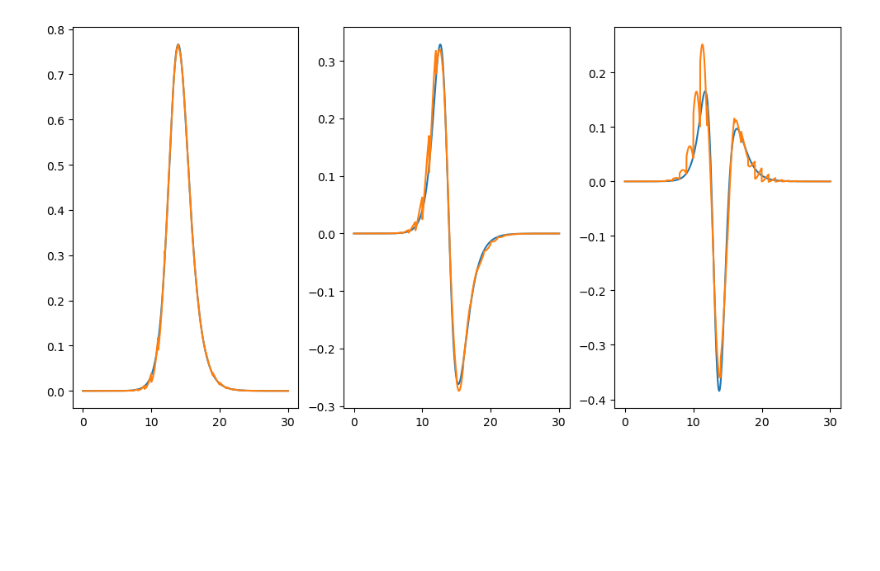
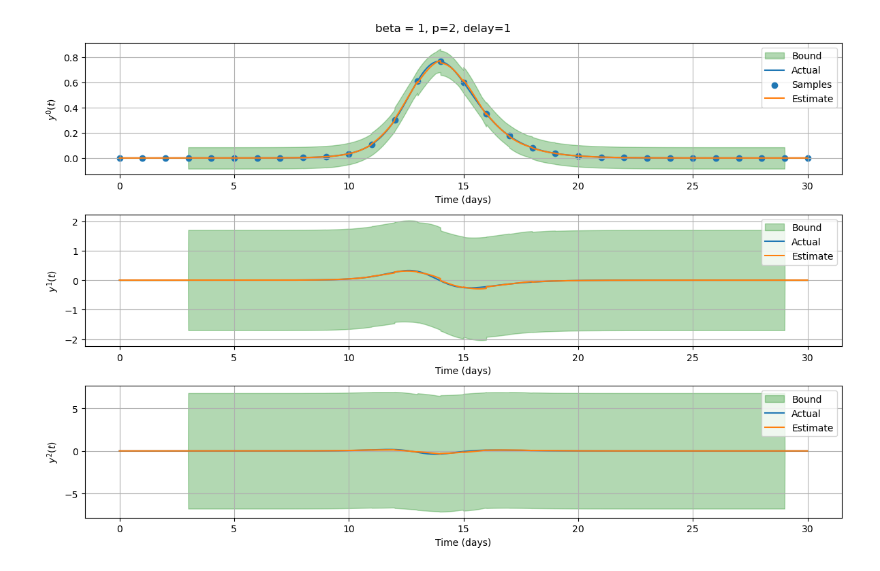
Before and after one commit to rahalnanayakkara/nonlinear_observers, a Jupyter notebook: epidemiology/bounds_notebook.ipynb, the cells around one changed output. Saved outputs shown, nothing was run; the diff lists cells and outputs as text; code cells hidden in the pictures; blank space fills up the shorter version.

```diff
--- a/epidemiology/bounds_notebook.ipynb
+++ b/epidemiology/bounds_notebook.ipynb
@@ -305,19 +85,0 @@ plt.show()
-# %%
-from lib.simulate import simulate
-from lib.estimate import get_poly_estimates, get_gauss_estimates
-
-x0= [U0, 0, V0]
-d=4
-
-Y_max = [0.8, 0.4, 0.5, 0.5, 0.9, 1.7]
-
-time, x, y_d, t_samples, y_samples = simulate(uiv_ode, x0, integration_dt, sampling_dt, num_sampling_steps)
-y_hat1, y_bound1 = get_poly_estimates(t_samples, y_samples, Y_max, N, sampling_dt, d, delay, nderivs, integration_dt)
-
-plt.figure(figsize=(12,6))
-for j in range(uiv_ode.nderivs):
-    plt.subplot(1,3,j+1)
-    plt.plot(time, y_d[j])
-    plt.plot(time, y_hat1[j])
-    plt.fill_between(time, (y_hat1-y_bound1)[j], (y_hat1+y_bound1)[j])
-plt.show()
@@ -326,12 +86,23 @@ plt.show()
-# %%
-y_hat2, y_bound2 = get_gauss_estimates(t_samples, y_samples, Y_max, N, sampling_dt, n_gauss, delay, nderivs, integration_dt)
-
-plt.figure(figsize=(12,6))
-for j in range(uiv_ode.nderivs):
-    plt.subplot(1,3,j+1)
-    plt.plot(time, y_d[j])
-    plt.plot(time, y_hat2[j])
-    plt.fill_between(time, (y_hat2-y_bound2)[j], (y_hat2+y_bound2)[j])
-plt.show()
-# %% [output]
-[figure, removed]
+# %%
+d=4
+
+y_hat1, y_bound1 = get_poly_estimates(t_samples, y_samples, Y_max, N, sampling_dt, d, delay, nderivs, integration_dt)
+
+f2 = plt.figure("Output Derivatives", figsize=(12,8))
+for derivs in range(nderivs):
+    ax2 = f2.add_subplot(nderivs,1, derivs+1)
+    ax2.fill_between(time, y_hat1[derivs,:]-y_bound1[derivs,:], y_hat1[derivs,:]+y_bound1[derivs,:], alpha=0.3, color='green', label='Bound')
+    ax2.plot(time, y_d[derivs,:], label="Actual")
+    if derivs==0:
+        ax2.scatter(t_samples, y_samples, label="Samples")
+    ax2.plot(time, y_hat1[derivs,:], label="Estimate")
+    ax2.grid()
+    ax2.set_xlabel("Time (days)")
+    ax2.set_ylabel(f"$y^{derivs}(t)$")
+    ax2.legend()
+f2.suptitle(f"beta = {params['beta']}, p={params['p']}, delay={delay}")
+f2.tight_layout()
+
+plt.show()
+# %% [output]
+[figure, added]
```
Also changed, not shown: parts of 18 cells of this notebook, 9 other files.
